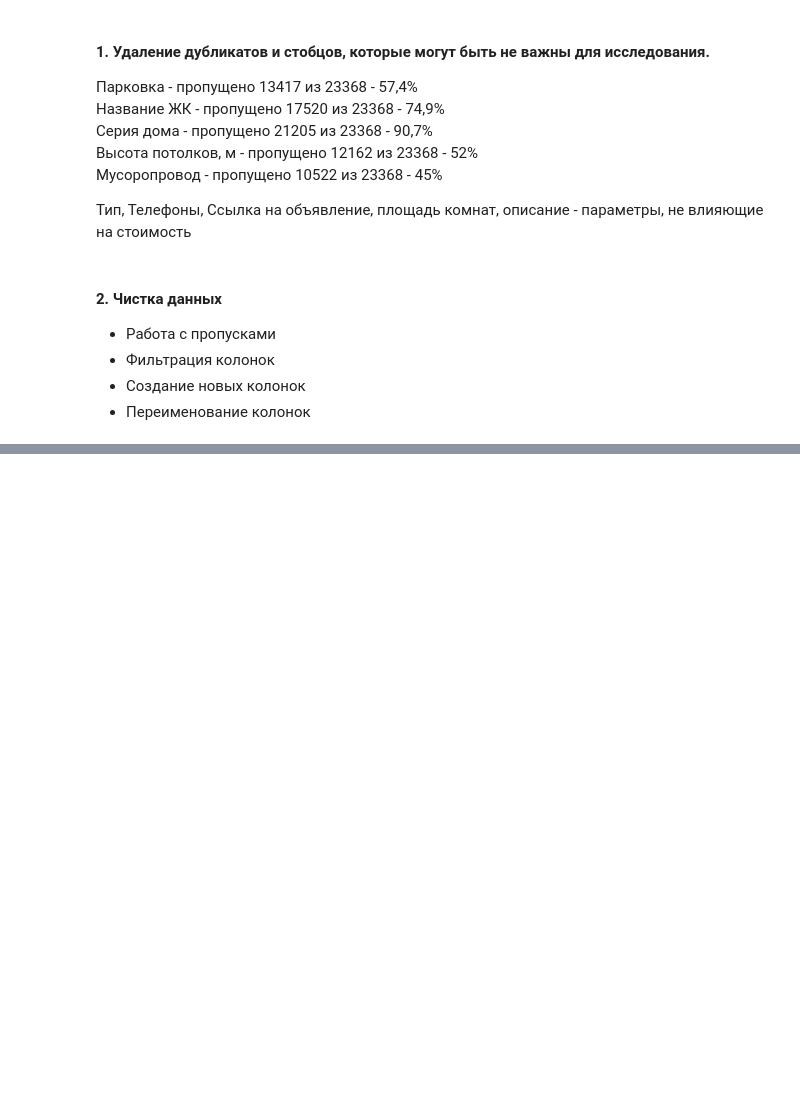
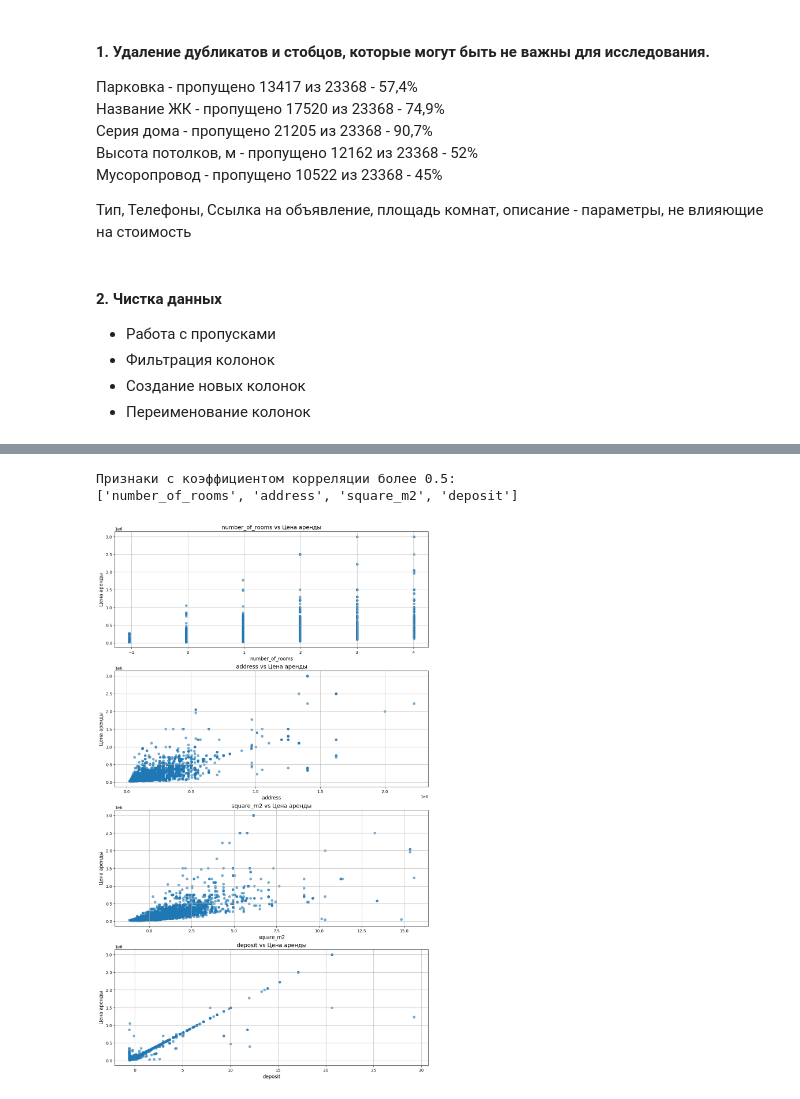
Before and after one commit to PolyakovK/rental-cost-estimate, a Jupyter notebook: notebooks/preprocessing.ipynb, the cells around one changed output, grey strips where cells are left out. Drawn from its saved outputs; the diff is of its cells as text; code cells hidden in the pictures; blank space fills up the shorter version.

```diff
--- a/notebooks/preprocessing.ipynb
+++ b/notebooks/preprocessing.ipynb
@@ -207,0 +609,25 @@ df.rename(columns={'Дополнительно': 'additionally'}, inplace=True)
+# %%
+# Выберем признаки с коэффициентом Пирсона более 0.5
+threshold = 0.5
+strong_corr_features = corr_matrix.index[abs(corr_matrix['rent_price']) > threshold].tolist()
+
+# Удалим саму цену из списка
+strong_corr_features.remove('rent_price')
+
+print("Признаки с коэффициентом корреляции более 0.5:")
+print(strong_corr_features)
+
+# Построим точечные распределения для этих признаков
+plt.figure(figsize=(14, 6 * len(strong_corr_features)))
+
+for i, feature in enumerate(strong_corr_features, 1):
+    plt.subplot(len(strong_corr_features), 1, i)
+    sns.scatterplot(data=df, x=feature, y='rent_price', alpha=0.6, edgecolor=None)
+    plt.title(f'{feature} vs Цена аренды', fontsize=14)
+    plt.xlabel(feature, fontsize=12)
+    plt.ylabel('Цена аренды', fontsize=12)
+    plt.grid(True)
+# %% [output]
+Признаки с коэффициентом корреляции более 0.5:
+['number_of_rooms', 'address', 'square_m2', 'deposit']
+[figure, added]
```
Also changed, not shown: parts of 22 cells of this notebook, 12 other files.
